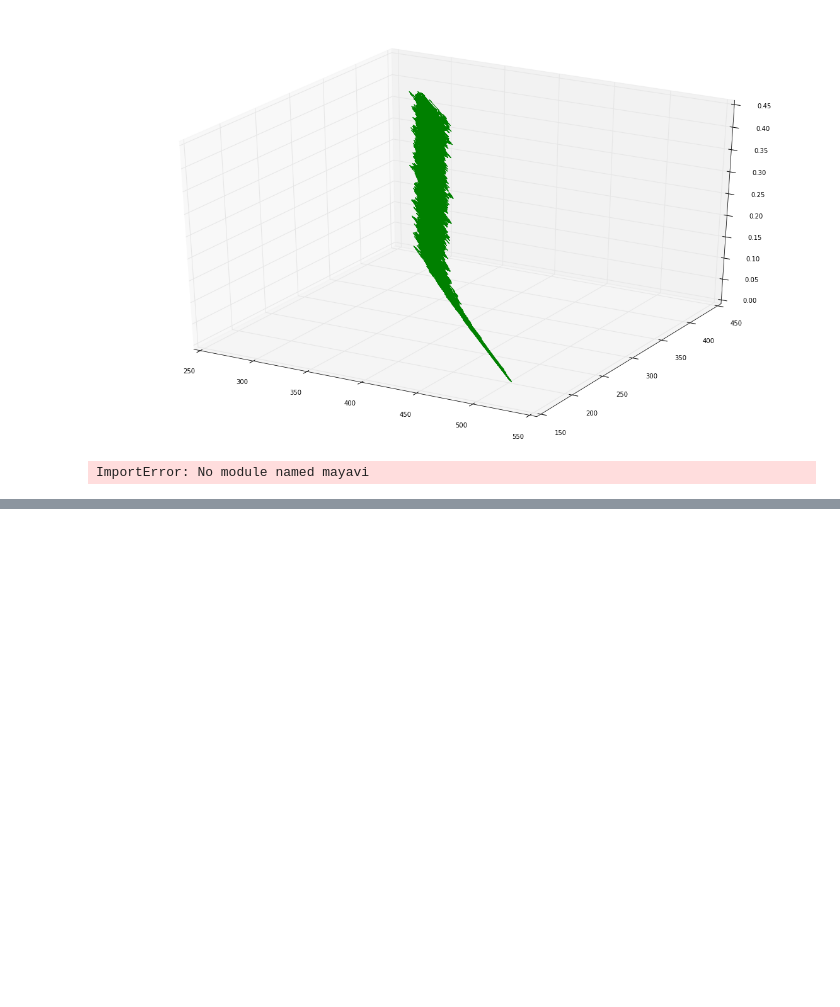
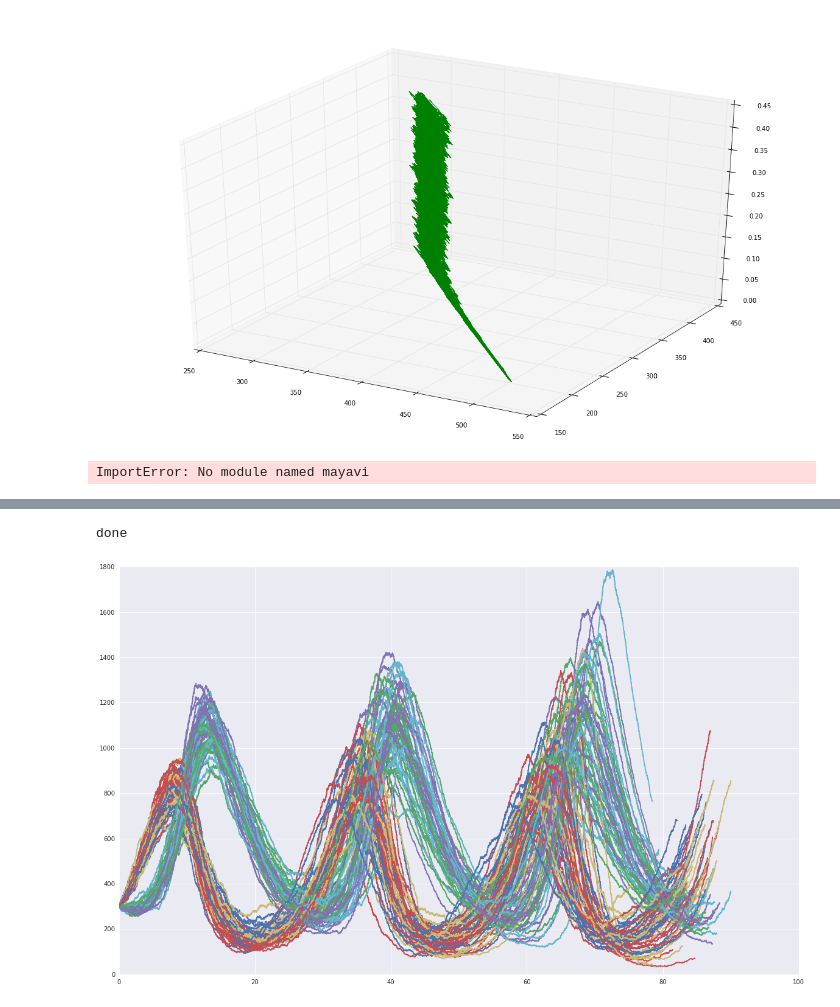
Before and after one commit to leighton/gillespie, a Jupyter notebook: examples/pred_prey.ipynb, the cells around one changed output, grey strips where cells are left out. Saved outputs shown, nothing was run; the diff lists cells and outputs as text; code cells hidden in the pictures; blank space fills up the shorter version.

```diff
--- a/examples/pred_prey.ipynb
+++ b/examples/pred_prey.ipynb
@@ -234,0 +274,41 @@ sum([1,2])
+# %%
+%matplotlib inline
+
+import numpy as np
+import seaborn as sb
+import theano.tensor as tt
+import matplotlib.pyplot as pl
+import gillespie.vec as gv
+reload(gv)
+"""
+dX
+-- = alphaX - betaXY
+dt
+
+dY
+-- = betaXY - muY
+dt
+"""
+
+X, Y = map(tt.dvector, "XY")
+a, B, mu = map(tt.dscalar, ["a","β","μ"])
+P = [a*X, B*X*Y, mu*Y]
+S = [
+    [ 1, 0],
+    [-1, 1],
+    [ 0,-1]
+]
+
+r = 50
+intervals = 30000
+fn = gv.function([X, Y], [a, B, mu], P, S)
+
+out = fn([np.asarray([300]*r), np.asarray([300]*r)], [0.3, 0.0005, 0.2], intervals)
+print "done"
+
+fig = pl.figure(figsize=(20,12))
+for q in range(r):
+    pl.plot(out[q,:,0:1], out[q,:,1], "r-", out[q,:,0:1], out[q,:,2], "g-")
+# %% [output]
+done
+[figure, added]
```
Also changed, not shown: parts of 3 cells of this notebook, 3 other files.
